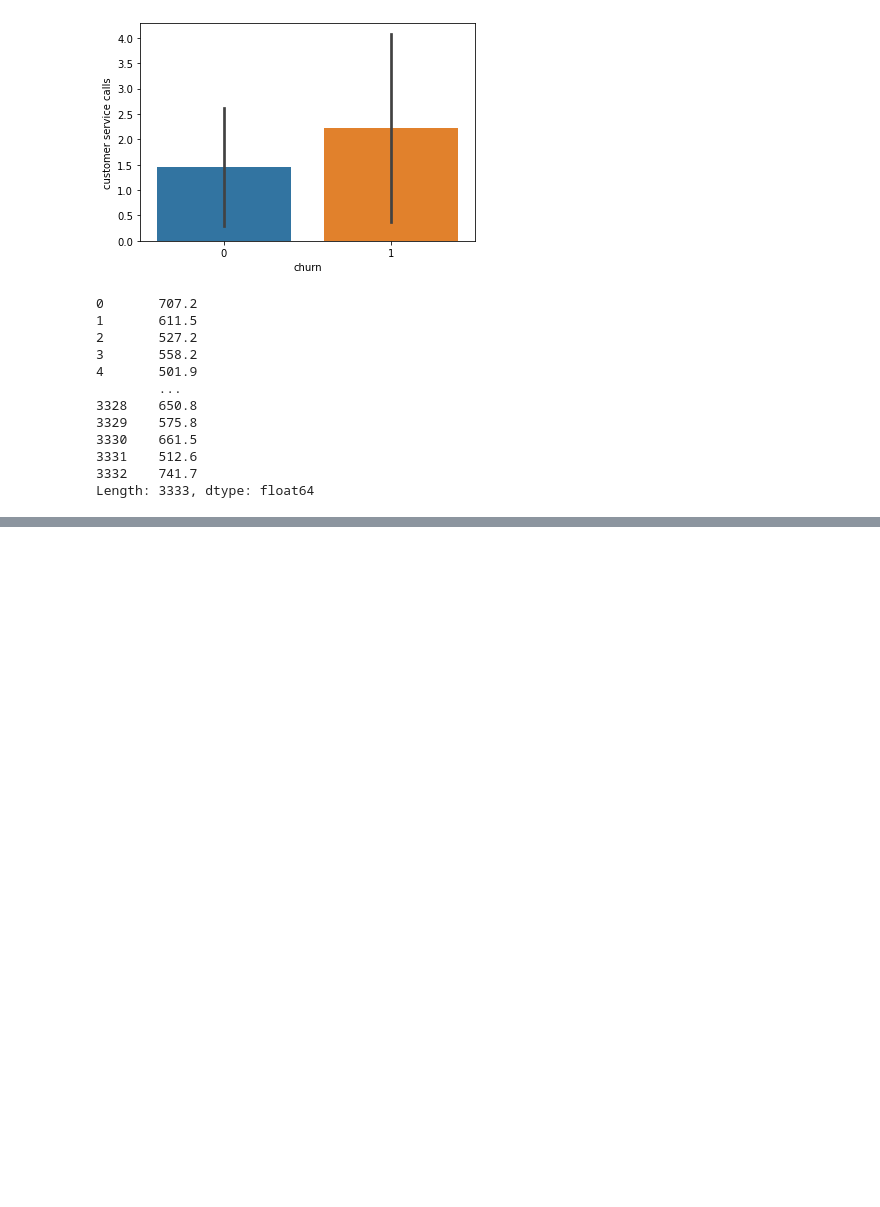
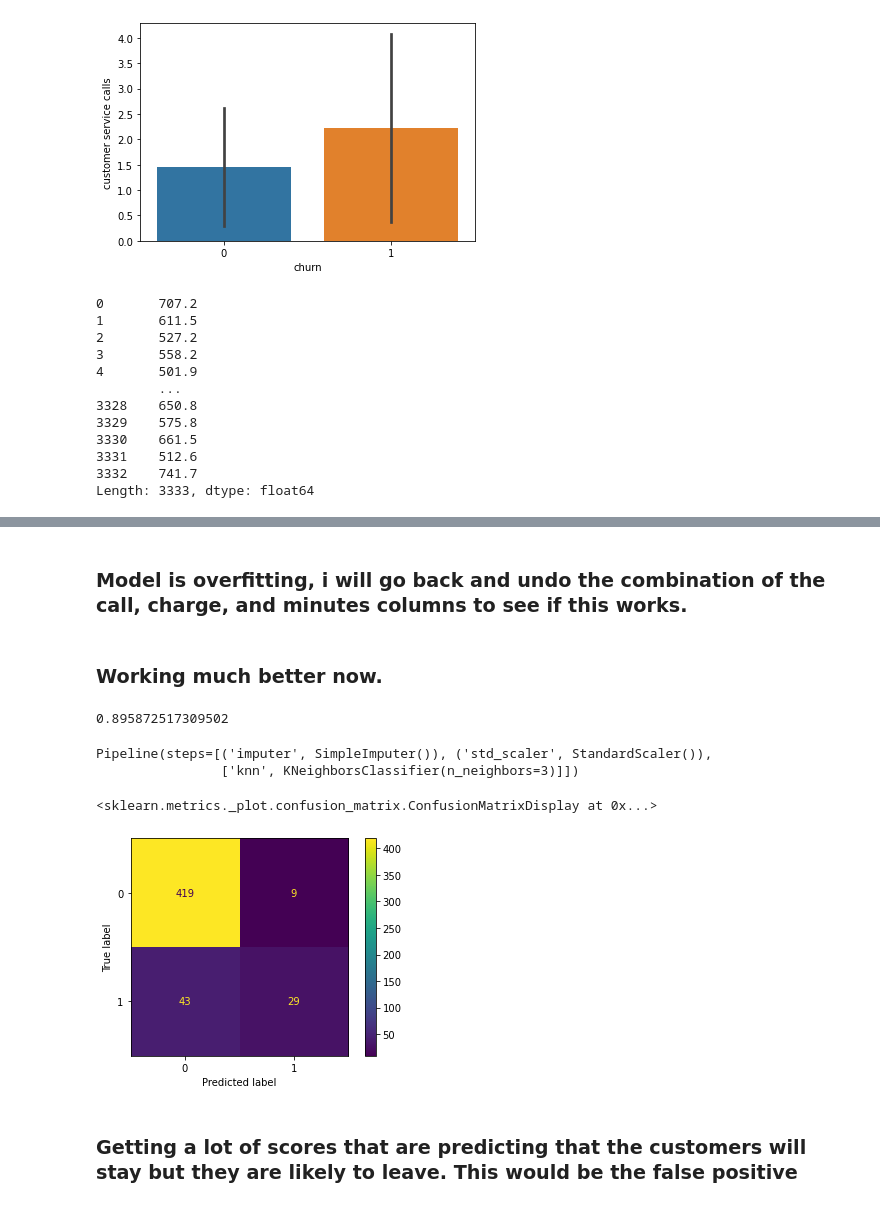
Before and after one commit to mattiedg/Phase-3-Project, a Jupyter notebook: student.ipynb, the cells around one changed output, grey strips where cells are left out. Drawn from its saved outputs; the diff is of its cells as text; code cells hidden in the pictures; blank space fills up the shorter version.

```diff
--- a/student.ipynb
+++ b/student.ipynb
@@ -324,0 +561,7 @@ df
+# %%
+pipe_grid = {'imputer__strategy': ["mean", "median"],
+             'knn__n_neighbors': [3, 5, 7, 9, 11, 13, 15, 18],
+             'knn__p': [1, 2, 3, 4]}
+# %%
+gs_pipe = GridSearchCV(estimator=pipeline,
+                       param_grid=pipe_grid)
@@ -324,0 +578,2 @@ df
+# %%
+gs_pipe.fit(X_train, y_train)
@@ -324,0 +592,14 @@ df
+# %% [markdown]
+### Model is overfitting, i will go back and undo the combination of the call, charge, and minutes columns to see if this works.
+# %% [markdown]
+### Working much better now.
+# %%
+gs_pipe.best_score_
+# %% [output]
+0.895872517309502
+# %%
+best_model = gs_pipe.best_estimator_
+best_model
+# %% [output]
+Pipeline(steps=[('imputer', SimpleImputer()), ('std_scaler', StandardScaler()),
+                ['knn', KNeighborsClassifier(n_neighbors=3)]])
@@ -324,0 +608,7 @@ df
+# %%
+plot_confusion_matrix(best_model, X_test, y_test)
+# %% [output]
+<sklearn.metrics._plot.confusion_matrix.ConfusionMatrixDisplay at 0x...>
+[figure, added]
+# %% [markdown]
+### Getting a lot of scores that are predicting that the customers will stay but they are likely to leave. This would be the false positive
```
Also changed, not shown: parts of 34 cells of this notebook.
